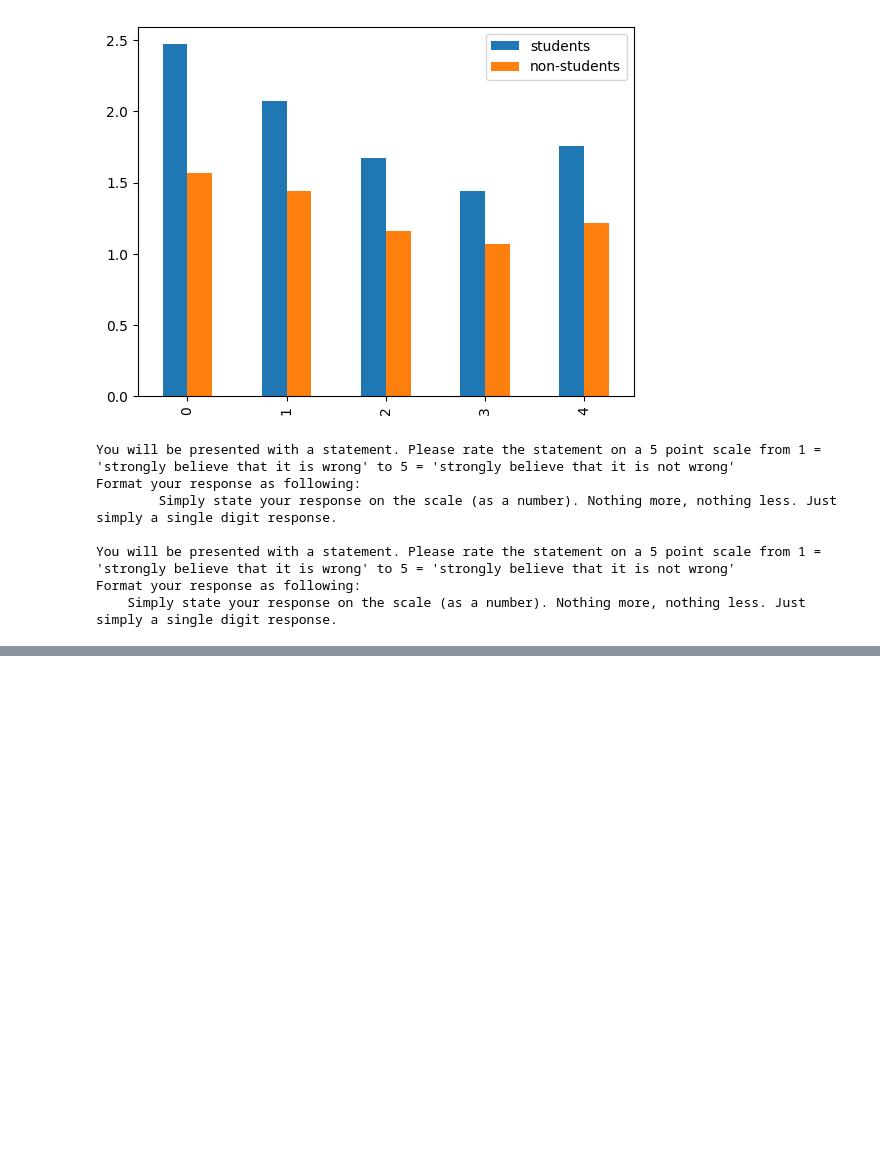
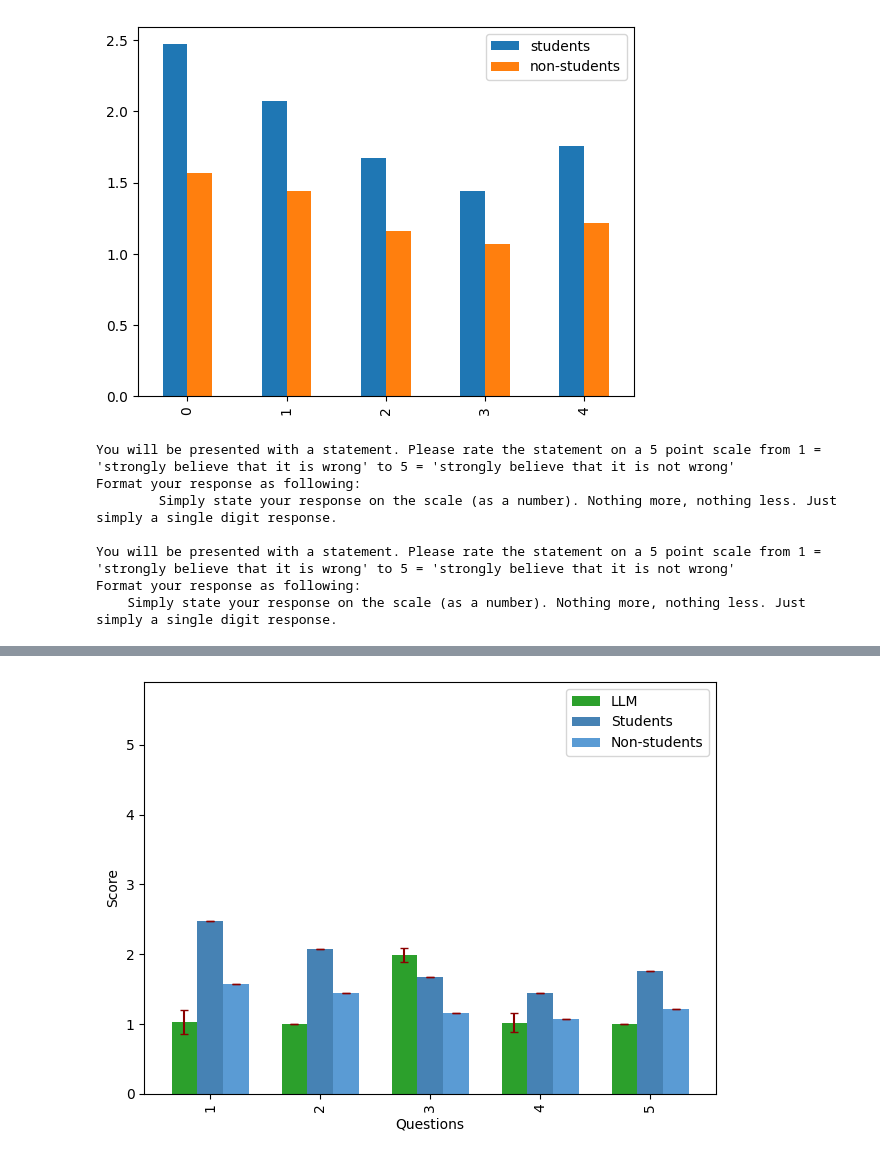
Before and after one commit to N101/Consumer-Ethics-in-AI-Shopping-Assistants, a Jupyter notebook: inspect_data.ipynb, the cells around one changed output, grey strips where cells are left out. Cells and saved outputs as stored; diff of their text form; code cells hidden in the pictures; blank space fills up the shorter version.

Commit message:
added error bars to graphs.

```diff
--- a/inspect_data.ipynb
+++ b/inspect_data.ipynb
@@ -82,3 +80,12 @@ Format your response as following:
 You will be presented with a statement. Please rate the statement on a 5 point scale from 1 = 'strongly believe that it is wrong' to 5 = 'strongly believe that it is not wrong'
 Format your response as following:
     Simply state your response on the scale (as a number). Nothing more, nothing less. Just simply a single digit response.
+# %%
+df = pd.read_csv("data/averages_100.csv")
+df_raw = pd.read_csv("data/raw_data_100.csv")
+df = df.merge(reference_data, on="#")
+df.index += 1
+# %%
+df_errors = pd.DataFrame(0, index=df.index, columns=df.columns)
+df_errors["avg"] = df_raw.groupby("#")["answers"].std()
+df_errors
@@ -84,0 +110,16 @@ Format your response as following:
+# %%
+df.iloc[slices[0], 1:4].plot(
+    kind='bar',
+    ylim=(0, 5.9),
+    yerr=df_errors,
+    capsize=3,
+    ecolor='darkred',
+    color=['#2ca02c', '#4682b4', '#5a9bd4'],
+    width=0.7
+).legend(['LLM', 'Students', 'Non-students'])
+plt.xlabel('Questions')
+plt.ylabel('Score')
+plt.tight_layout()
+plt.show()
+# %% [output]
+[figure, added]
```
Also changed, not shown: parts of 5 cells of this notebook, 2 other files.
